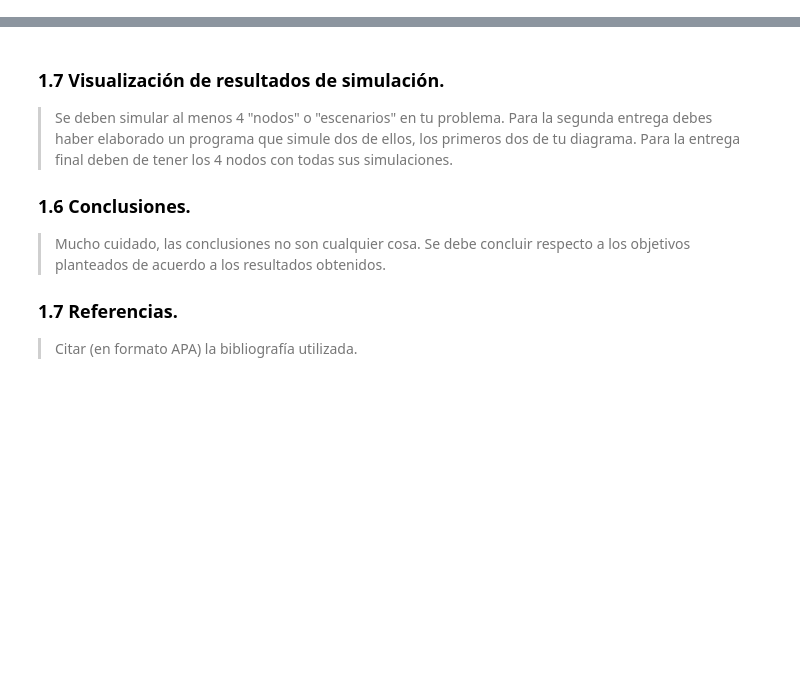
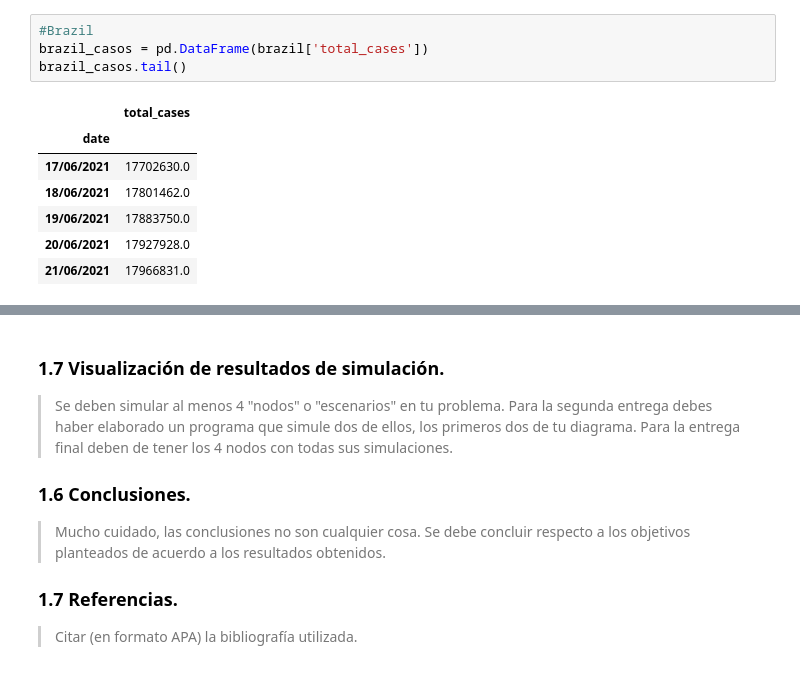
Before and after one commit to valerialadron/Proyecto_VLadron_MMLopez, a Jupyter notebook: Proyecto_VLadron_MMLopez.ipynb, the cells around one changed output, grey strips where cells are left out. Drawn from its saved outputs; the diff is of its cells as text; blank space fills up the shorter version.

```diff
--- a/Proyecto_VLadron_MMLopez.ipynb
+++ b/Proyecto_VLadron_MMLopez.ipynb
@@ -122,0 +131,12 @@ colombia_vac = colombia['total_vaccinations']
+# %%
+#Brazil
+brazil_casos = pd.DataFrame(brazil['total_cases'])
+brazil_casos.tail()
+# %% [output]
+|  | total_cases |
+| date |  |
+| 17/06/2021 | 17702630.0 |
+| 18/06/2021 | 17801462.0 |
+| 19/06/2021 | 17883750.0 |
+| 20/06/2021 | 17927928.0 |
+| 21/06/2021 | 17966831.0 |
```
Also changed, not shown: parts of 28 cells of this notebook, 1 other file.
